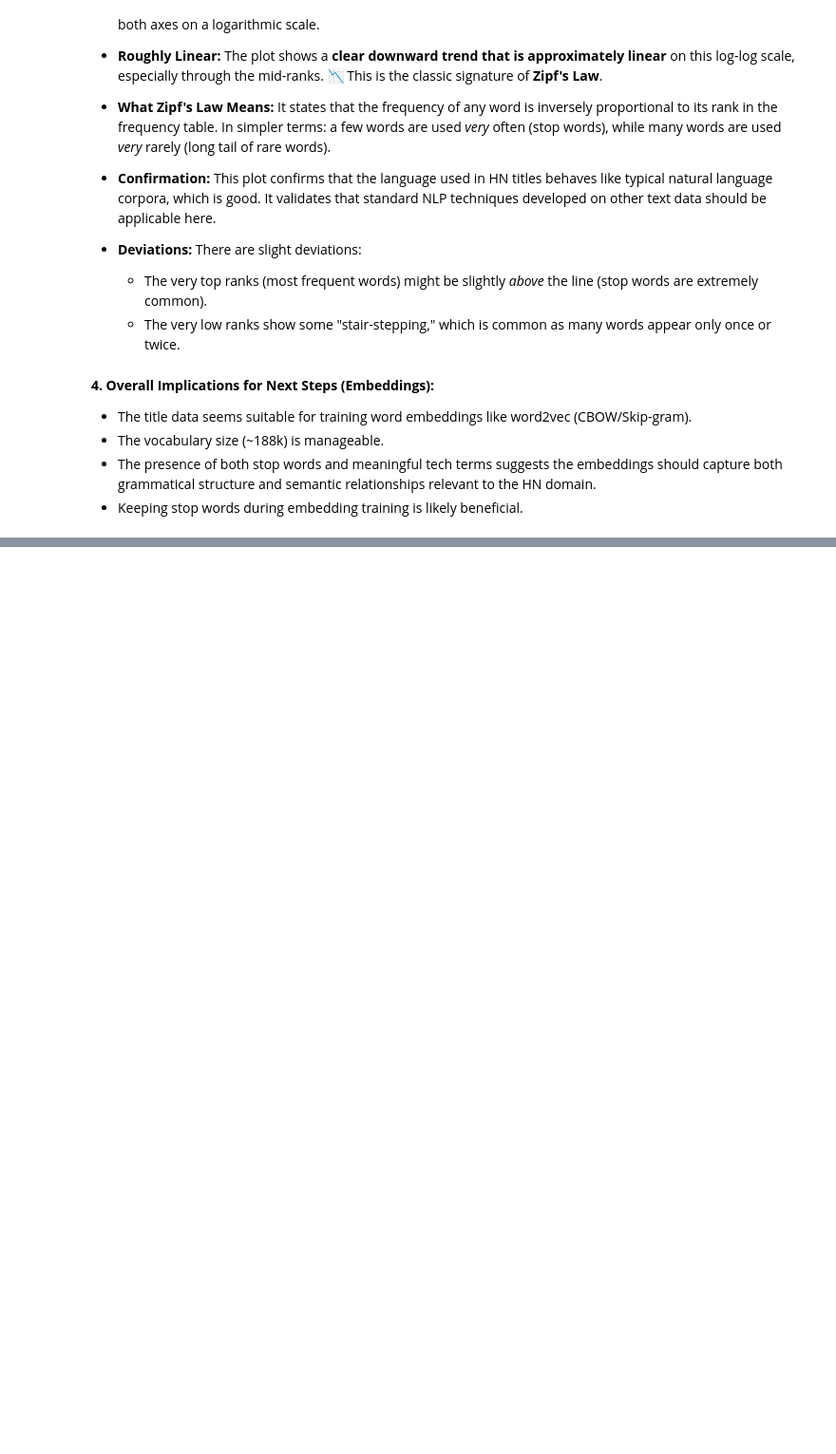
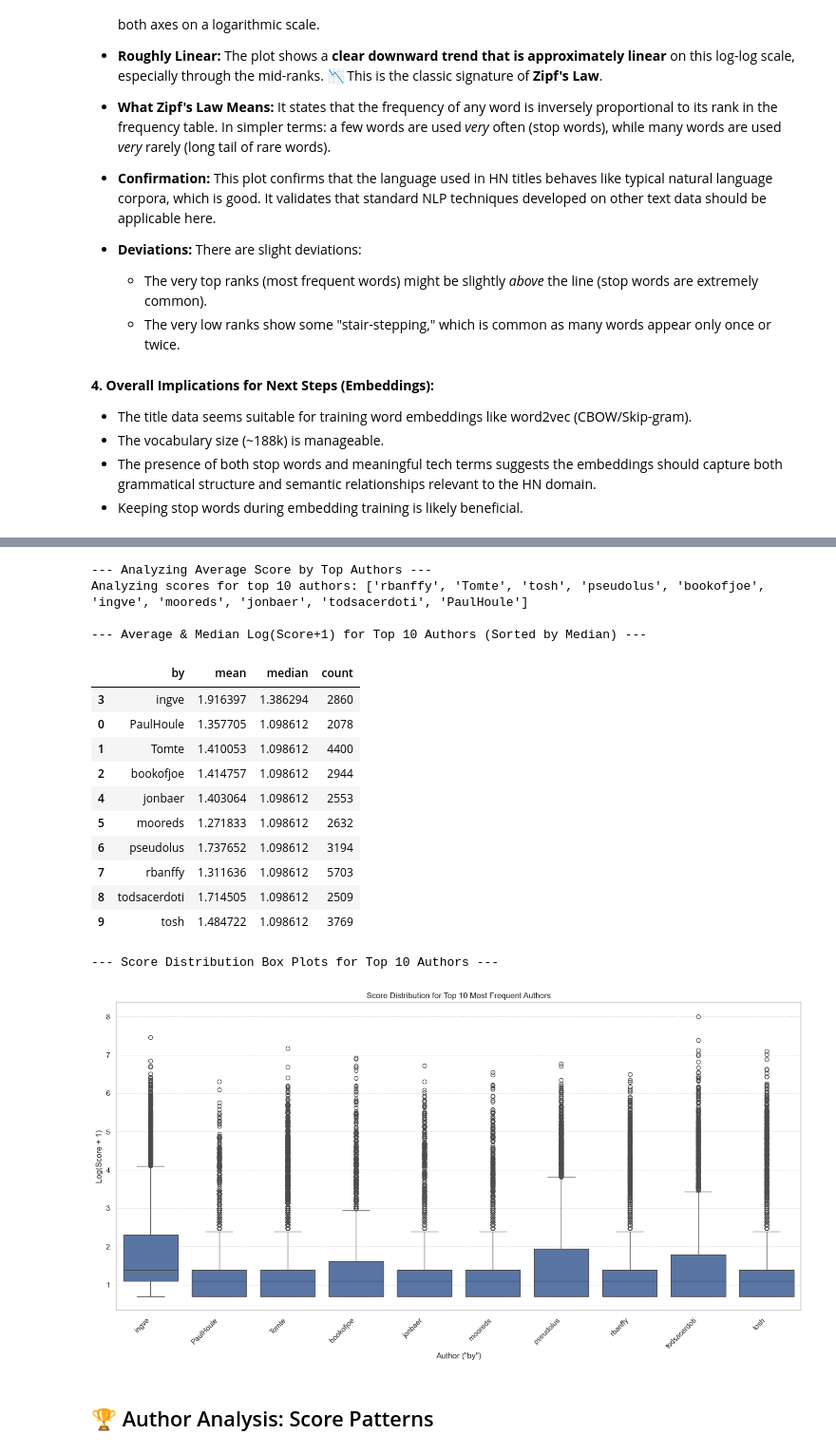
Before and after one commit to ocmoney/Dropout_Disco, a Jupyter notebook: notebooks/eda.ipynb, the cells around one changed output, grey strips where cells are left out. Shown: that part at 95% size. Saved outputs shown, nothing was run; the diff lists cells and outputs as text; code cells hidden in the pictures; blank space fills up the shorter version.

```diff
--- a/notebooks/eda.ipynb
+++ b/notebooks/eda.ipynb
@@ -704,0 +744,61 @@ else:
+# %%
+# Ensure df_stories_cleaned and necessary columns/variables exist
+if 'df_stories_cleaned' in locals() and not df_stories_cleaned.empty \
+   and 'author_counts' in locals() and not author_counts.empty: # Check if author_counts was calculated
+
+    print("\n--- Analyzing Average Score by Top Authors ---")
+
+    # --- Select Top N Authors ---
+    N_TOP_AUTHORS = 10 # Choose how many top authors to analyze
+    top_authors = author_counts.head(N_TOP_AUTHORS).index.tolist()
+    print(f"Analyzing scores for top {N_TOP_AUTHORS} authors: {top_authors}")
+
+    # --- Calculate Average/Median Score for Top Authors ---
+    # Filter the DataFrame to include only posts by these top authors
+    df_top_authors = df_stories_cleaned[df_stories_cleaned['by'].isin(top_authors)]
+
+    # Group by author and calculate mean and median log score
+    # Using .agg() allows calculating multiple statistics at once
+    author_score_stats = df_top_authors.groupby('by')['score_log1p'].agg(['mean', 'median', 'count']).reset_index()
+
+    # Sort by median score (or mean score) to see who typically gets higher scores
+    author_score_stats = author_score_stats.sort_values(by='median', ascending=False)
+
+    print(f"\n--- Average & Median Log(Score+1) for Top {N_TOP_AUTHORS} Authors (Sorted by Median) ---")
+    display(author_score_stats)
+
+    # --- Visualize Score Distributions for Top Authors ---
+    print(f"\n--- Score Distribution Box Plots for Top {N_TOP_AUTHORS} Authors ---")
+    plt.figure(figsize=(15, 8)) # Adjust size as needed
+    # Use order parameter to sort boxes by median score for easier comparison
+    sns.boxplot(data=df_top_authors, x='by', y='score_log1p', order=author_score_stats['by'])
+    plt.xlabel('Author ("by")')
+    plt.ylabel('Log(Score + 1)')
+    plt.title(f'Score Distribution for Top {N_TOP_AUTHORS} Most Frequent Authors')
+    plt.xticks(rotation=45, ha='right') # Rotate labels if they overlap
+    plt.grid(True, axis='y', ls='--', linewidth=0.5)
+    plt.tight_layout()
+    plt.show()
+
+else:
+    print("Error: df_stories_cleaned or author_counts not available. Cannot analyze score by author.")
+# %% [output]
+--- Analyzing Average Score by Top Authors ---
+Analyzing scores for top 10 authors: ['rbanffy', 'Tomte', 'tosh', 'pseudolus', 'bookofjoe', 'ingve', 'mooreds', 'jonbaer', 'todsacerdoti', 'PaulHoule']
+
+--- Average & Median Log(Score+1) for Top 10 Authors (Sorted by Median) ---
+|  | by | mean | median | count |
+| 3 | ingve | 1.916397 | 1.386294 | 2860 |
+| 0 | PaulHoule | 1.357705 | 1.098612 | 2078 |
+| 1 | Tomte | 1.410053 | 1.098612 | 4400 |
+| 2 | bookofjoe | 1.414757 | 1.098612 | 2944 |
+| 4 | jonbaer | 1.403064 | 1.098612 | 2553 |
+| 5 | mooreds | 1.271833 | 1.098612 | 2632 |
+| 6 | pseudolus | 1.737652 | 1.098612 | 3194 |
+| 7 | rbanffy | 1.311636 | 1.098612 | 5703 |
+| 8 | todsacerdoti | 1.714505 | 1.098612 | 2509 |
+| 9 | tosh | 1.484722 | 1.098612 | 3769 |
+--- Score Distribution Box Plots for Top 10 Authors ---
+[figure, added]
+# %% [markdown]
+## 🏆 Author Analysis: Score Patterns
```
Also changed, not shown: parts of 5 cells of this notebook.
